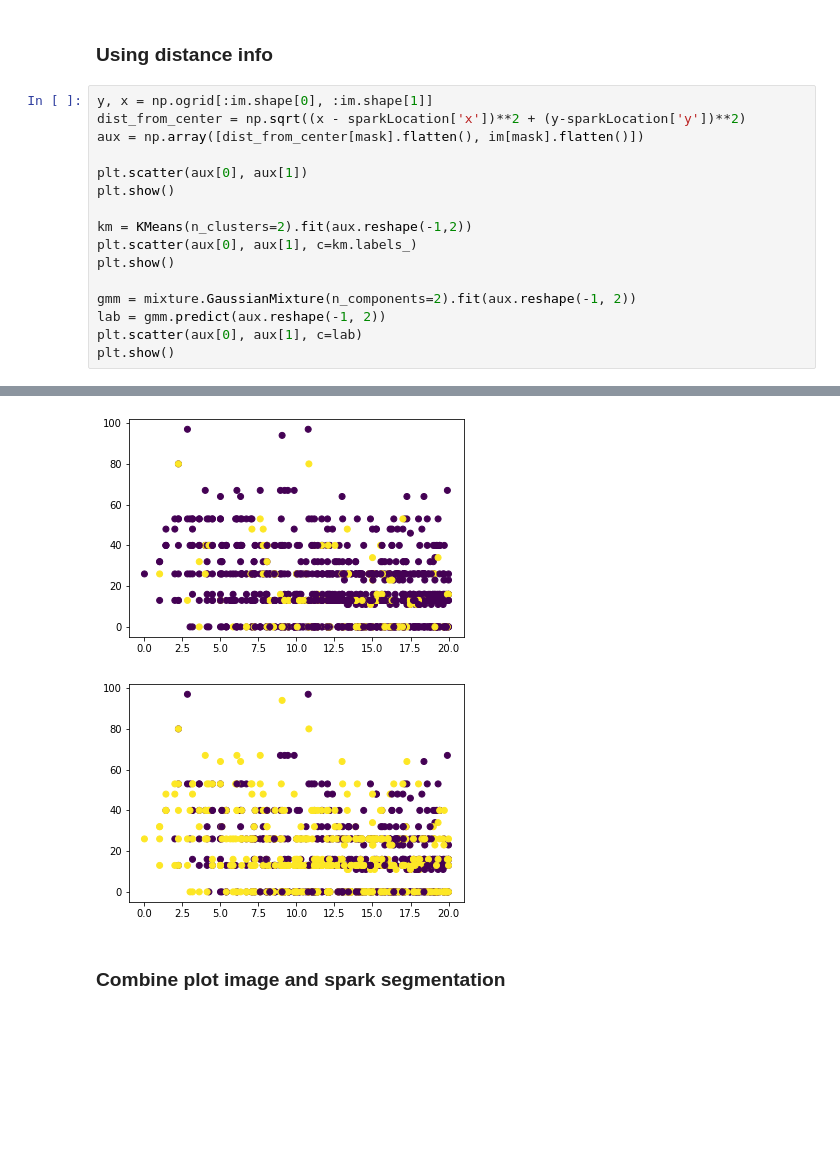
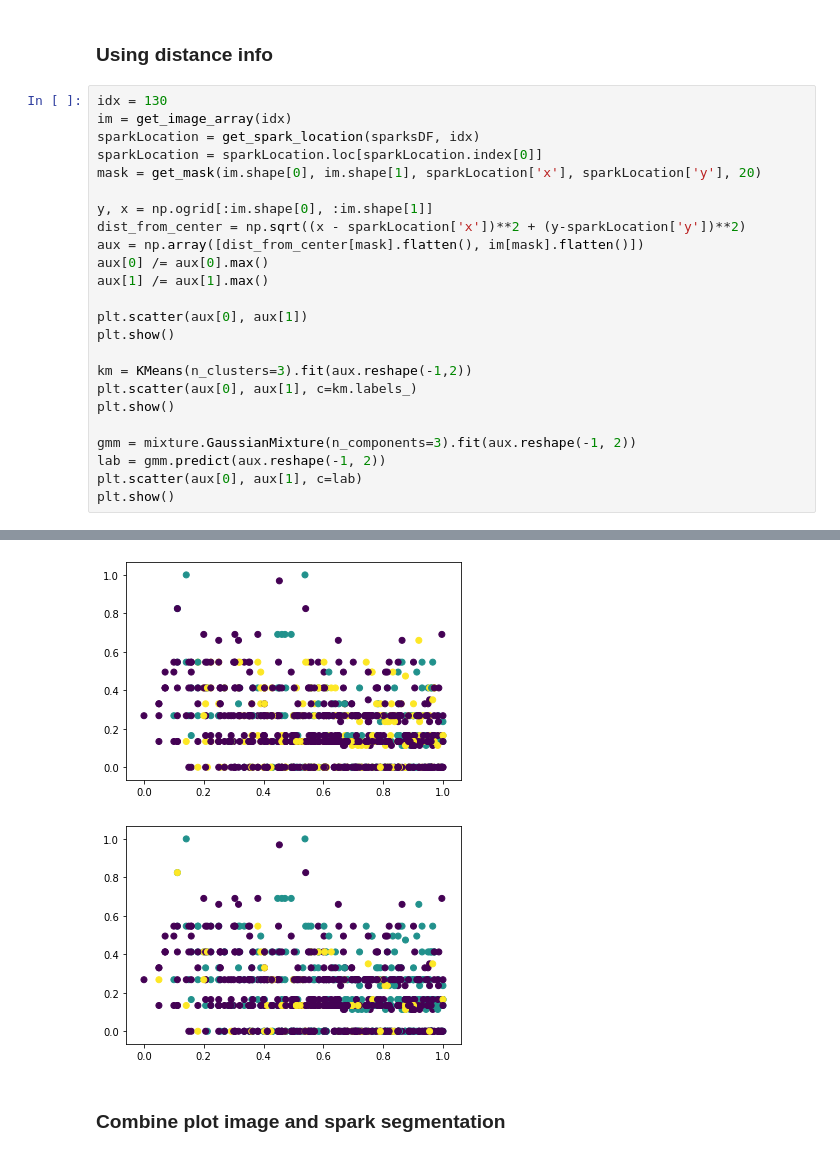
Before and after one commit to raulbenitez/DEEPCARDIO, a Jupyter notebook: sparks/exploreImageAndPlotSpark.ipynb, the cells around one changed output, grey strips where cells are left out. Drawn from its saved outputs; the diff is of its cells as text; blank space fills up the shorter version.

```diff
--- a/sparks/exploreImageAndPlotSpark.ipynb
+++ b/sparks/exploreImageAndPlotSpark.ipynb
@@ -162,18 +218,26 @@ plt.show()
 # %% [markdown]
 ### Using distance info
 # %%
+idx = 130
+im = get_image_array(idx)
+sparkLocation = get_spark_location(sparksDF, idx)
+sparkLocation = sparkLocation.loc[sparkLocation.index[0]]
+mask = get_mask(im.shape[0], im.shape[1], sparkLocation['x'], sparkLocation['y'], 20)
+
 y, x = np.ogrid[:im.shape[0], :im.shape[1]]
 dist_from_center = np.sqrt((x - sparkLocation['x'])**2 + (y-sparkLocation['y'])**2)
 aux = np.array([dist_from_center[mask].flatten(), im[mask].flatten()])
+aux[0] /= aux[0].max()
+aux[1] /= aux[1].max()
 
 plt.scatter(aux[0], aux[1])
 plt.show()
 
-km = KMeans(n_clusters=2).fit(aux.reshape(-1,2))
+km = KMeans(n_clusters=3).fit(aux.reshape(-1,2))
 plt.scatter(aux[0], aux[1], c=km.labels_)
 plt.show()
 
-gmm = mixture.GaussianMixture(n_components=2).fit(aux.reshape(-1, 2))
+gmm = mixture.GaussianMixture(n_components=3).fit(aux.reshape(-1, 2))
 lab = gmm.predict(aux.reshape(-1, 2))
 plt.scatter(aux[0], aux[1], c=lab)
 plt.show()
@@ -182,5 +246,5 @@ plt.show()
-[figure, old version]
+[figure, new version]
-[figure, old version]
+[figure, new version]
 # %% [markdown]
 ### Combine plot image and spark segmentation
 # %%
```
Also changed, not shown: parts of 19 cells of this notebook, 1 other file.
